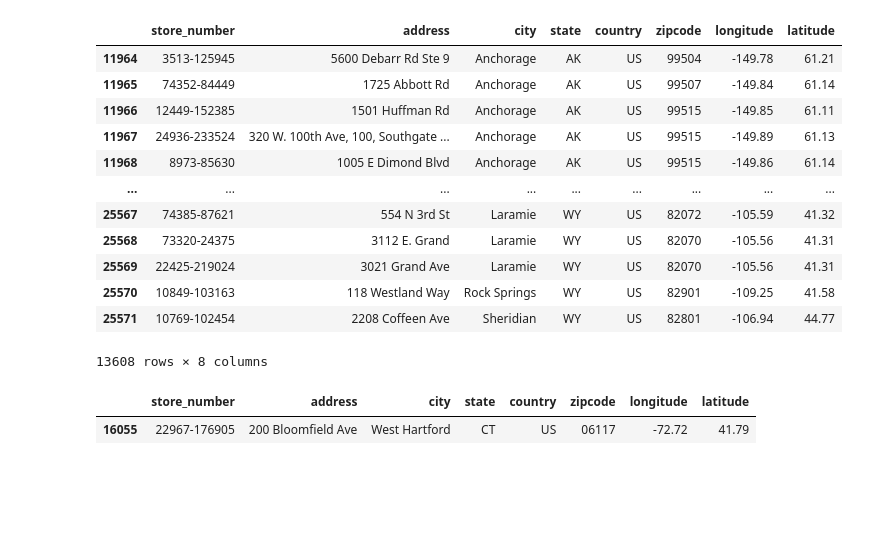
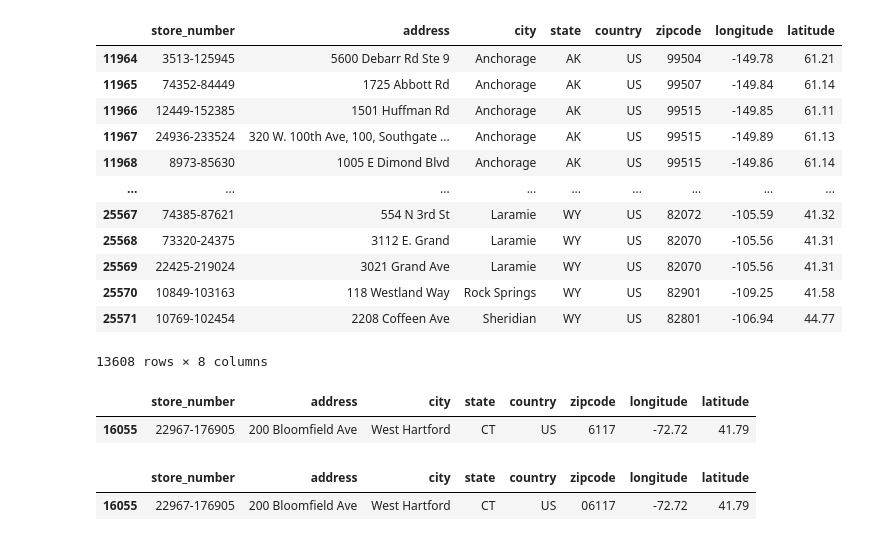
Before and after one commit to Auburn9698/ETL-Project, a Jupyter notebook: Starbucks.ipynb, the cells around one changed output. Drawn from its saved outputs; the diff is of its cells as text; code cells hidden in the pictures; blank space fills up the shorter version.

```diff
--- a/Starbucks.ipynb
+++ b/Starbucks.ipynb
@@ -107,6 +107,13 @@ new_us_df
 | 25570 | 10849-103163 | 118 Westland Way | Rock Springs | WY | US | 82901 | -109.25 | 41.58 |
 | 25571 | 10769-102454 | 2208 Coffeen Ave | Sheridian | WY | US | 82801 | -106.94 | 44.77 |
 13608 rows × 8 columns
+# %%
+# Check the zip for a store that didn't have a leading zero:
+
+new_us_df.loc[new_us_df['store_number'] == '22967-176905']
+# %% [output]
+|  | store_number | address | city | state | country | zipcode | longitude | latitude |
+| 16055 | 22967-176905 | 200 Bloomfield Ave | West Hartford | CT | US | 6117 | -72.72 | 41.79 |
 # %%
 # Add a leading zero to zip codes that were missing it and were only 4 digits:
 # (source: https://www.datasciencemadesimple.com/add-leading-preceding-zeros-python/)
```
